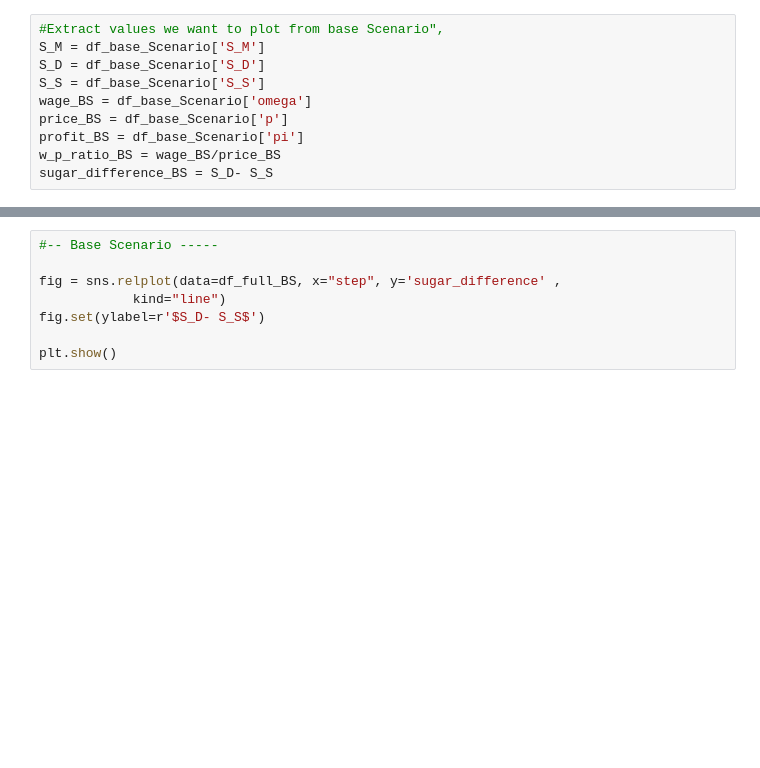
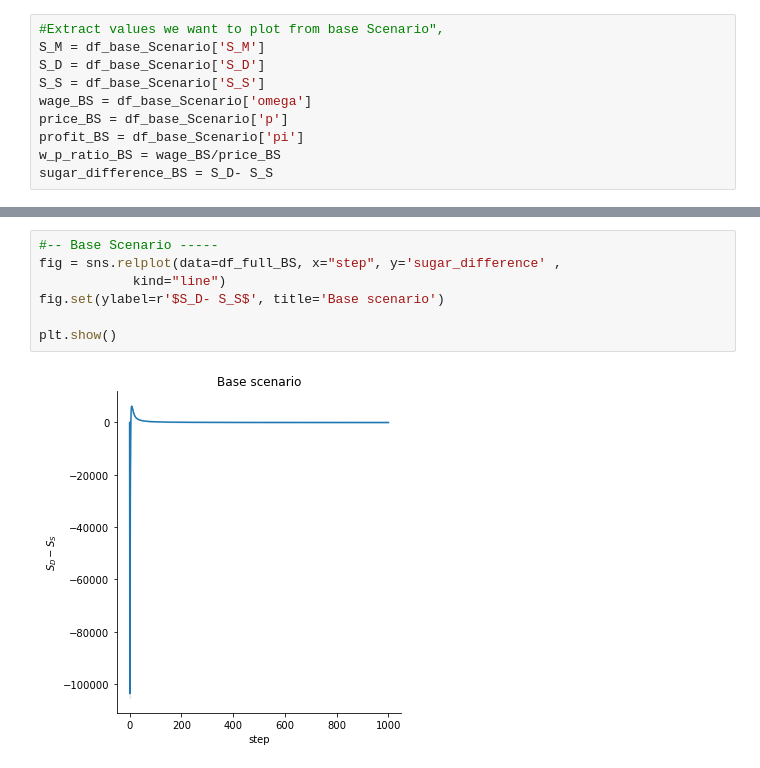
Before and after one commit to joshwie/ASU-MATH-Spring-School-2023, a Jupyter notebook: MWDv2.0_COMSES/code/results/analysis.ipynb, the cells around one changed output, grey strips where cells are left out. Cells and saved outputs as stored; diff of their text form; blank space fills up the shorter version.

```diff
--- a/MWDv2.0_COMSES/code/results/analysis.ipynb
+++ b/MWDv2.0_COMSES/code/results/analysis.ipynb
@@ -72,9 +93,10 @@ plt.show()
 # %%
 #-- Base Scenario -----
-
 fig = sns.relplot(data=df_full_BS, x="step", y='sugar_difference' ,
             kind="line")
-fig.set(ylabel=r'$S_D- S_S$')
+fig.set(ylabel=r'$S_D- S_S$', title='Base scenario')
 
 plt.show()
+# %% [output]
+[figure, added]
 # %%
```
Also changed, not shown: parts of 12 cells of this notebook.
